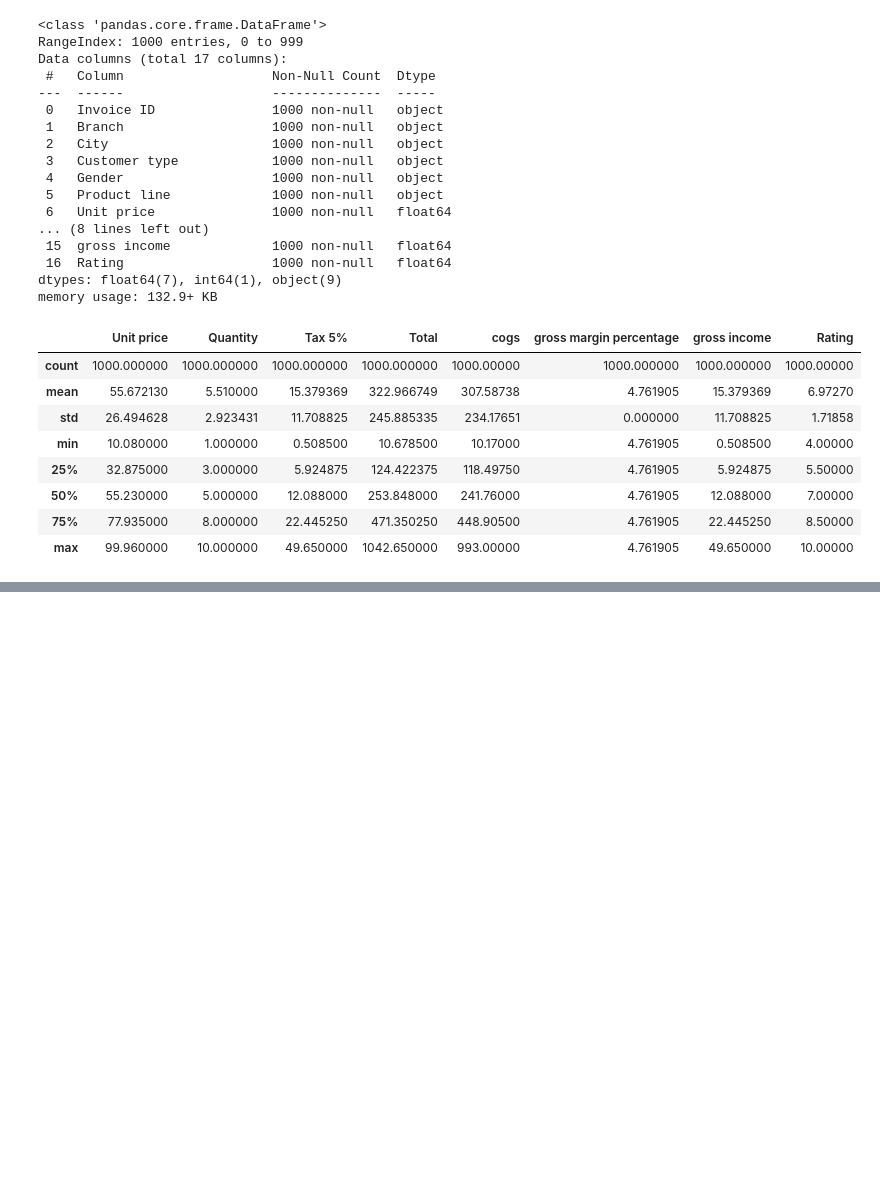
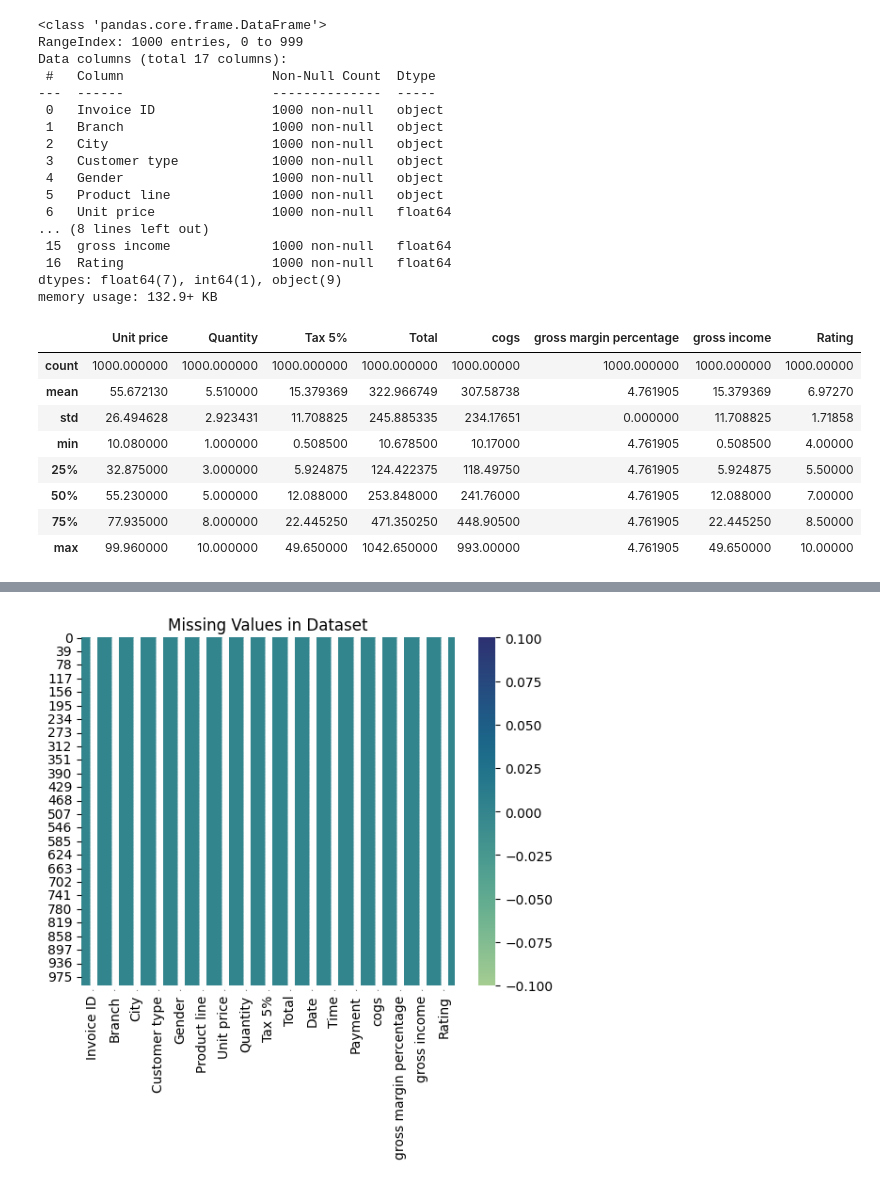
Before and after one commit to AngeloDusu/EDA-Sales-Analysis, a Jupyter notebook: Codes/EDA-Sales-Analysis.ipynb, the cells around one changed output, grey strips where cells are left out. Drawn from its saved outputs; the diff is of its cells as text; code cells hidden in the pictures; blank space fills up the shorter version.

```diff
--- a/Codes/EDA-Sales-Analysis.ipynb
+++ b/Codes/EDA-Sales-Analysis.ipynb
@@ -48,0 +80,6 @@ data.describe()
+# %%
+sns.heatmap(data.isnull(), annot=True, cmap='crest')
+plt.title('Missing Values in Dataset')
+plt.show()
+# %% [output]
+[figure, added]
```
Also changed, not shown: parts of 22 cells of this notebook, 1 other file.
